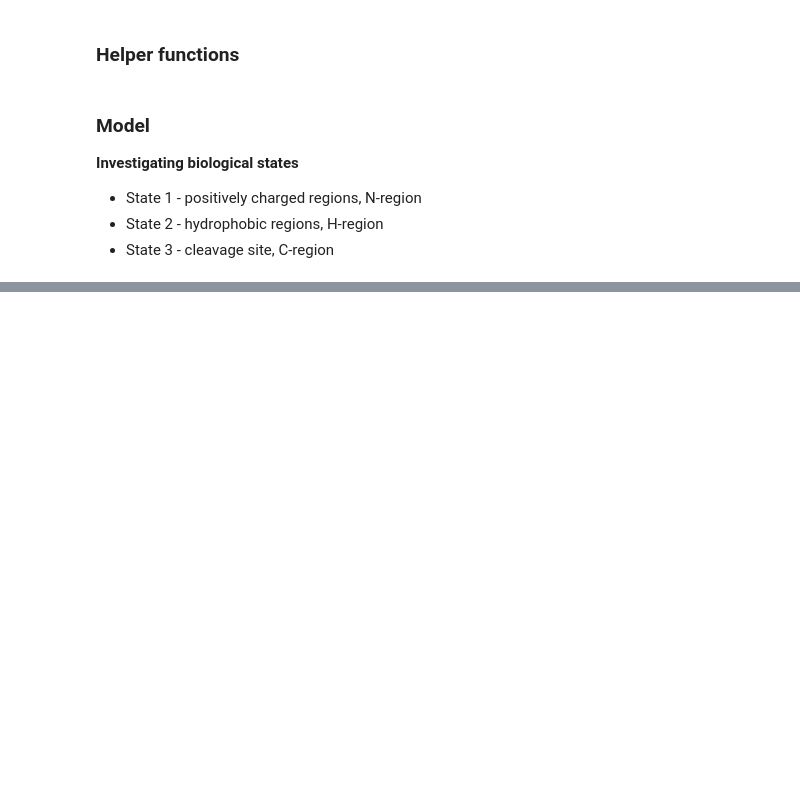
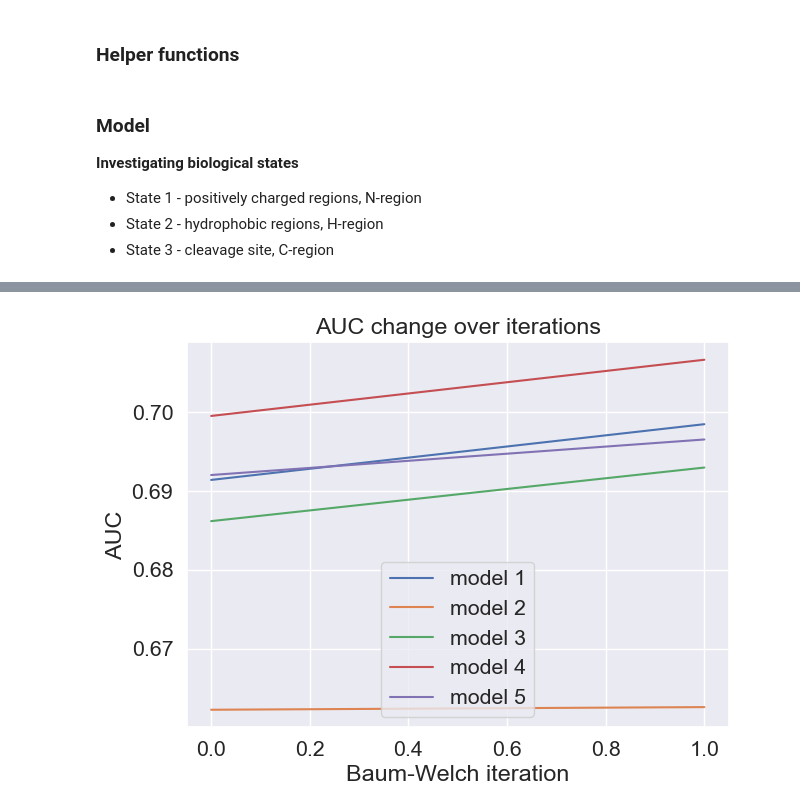
Before and after one commit to JoacAlexis/Algorithms-in-bioinformatics-group-2, a Jupyter notebook: code/joanna_main.ipynb, the cells around one changed output, grey strips where cells are left out. Cells and saved outputs as stored; diff of their text form; code cells hidden in the pictures; blank space fills up the shorter version.

```diff
--- a/code/joanna_main.ipynb
+++ b/code/joanna_main.ipynb
@@ -672,0 +713,13 @@ plt.show()
+# %%
+plt.figure(figsize=(7, 5))
+
+for i in range(5):
+    plt.plot(all_auc[i], label=f"model {i+1}")
+    plt.xlabel("Baum-Welch iteration")
+    plt.ylabel("AUC")
+    plt.title("AUC change over iterations")
+plt.legend()
+plt.savefig(os.path.join(DATA_DIR, "model_AUC_graph.png"), bbox_inches='tight', transparent=True)
+plt.show()
+# %% [output]
+[figure, added]
```
Also changed, not shown: parts of 6 cells of this notebook.
